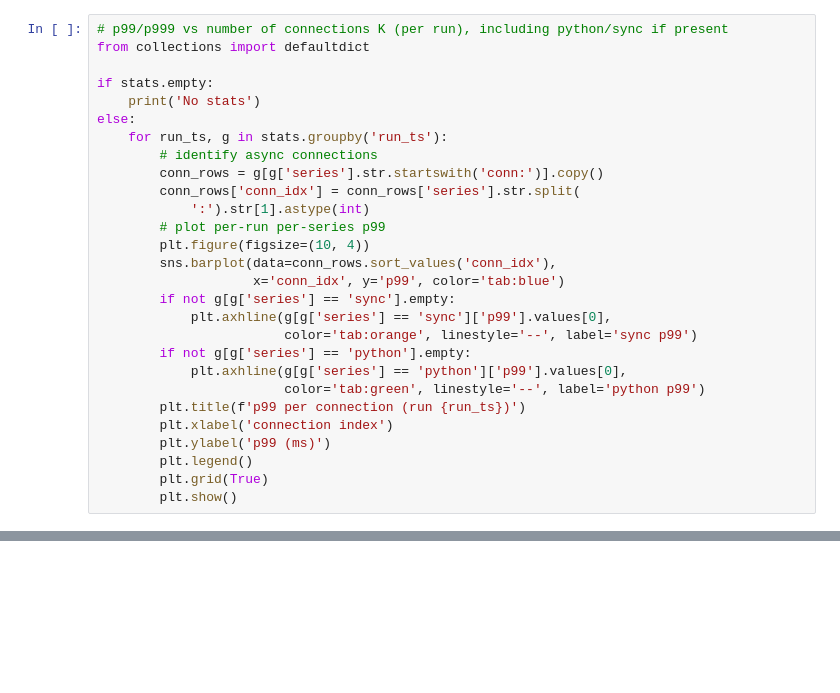
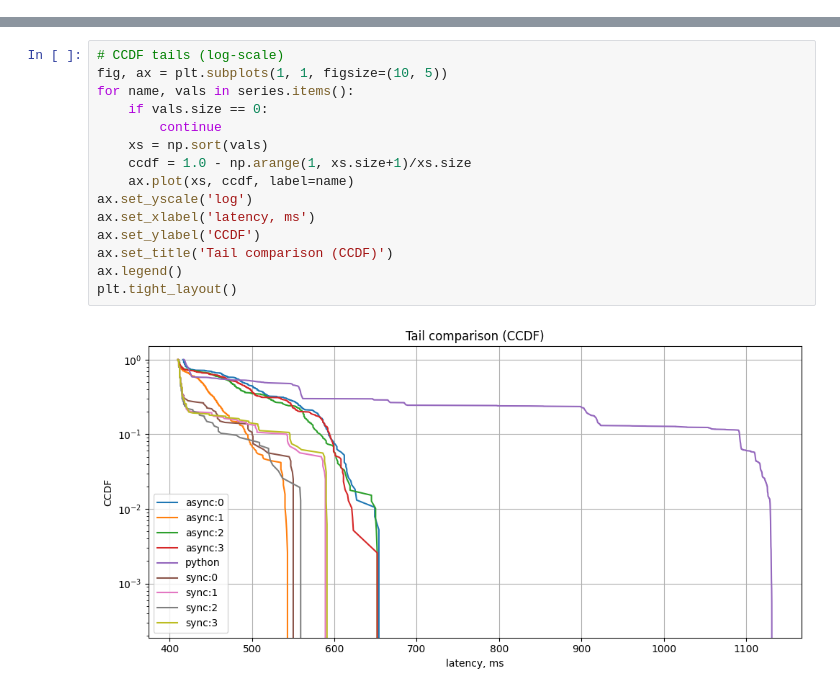
Before and after one commit to TieBeTie/binance-websocket-experiment, a Jupyter notebook: charts/latency_charts.ipynb, the cells around one changed output, grey strips where cells are left out. Saved outputs shown, nothing was run; the diff lists cells and outputs as text; blank space fills up the shorter version.

```diff
--- a/charts/latency_charts.ipynb
+++ b/charts/latency_charts.ipynb
@@ -267,28 +0,0 @@ stats.head()
-# %%
-# p99/p999 vs number of connections K (per run), including python/sync if present
-from collections import defaultdict
-
-if stats.empty:
-    print('No stats')
-else:
-    for run_ts, g in stats.groupby('run_ts'):
-        # identify async connections
-        conn_rows = g[g['series'].str.startswith('conn:')].copy()
-        conn_rows['conn_idx'] = conn_rows['series'].str.split(
-            ':').str[1].astype(int)
-        # plot per-run per-series p99
-        plt.figure(figsize=(10, 4))
-        sns.barplot(data=conn_rows.sort_values('conn_idx'),
-                    x='conn_idx', y='p99', color='tab:blue')
-        if not g[g['series'] == 'sync'].empty:
-            plt.axhline(g[g['series'] == 'sync']['p99'].values[0],
-                        color='tab:orange', linestyle='--', label='sync p99')
-        if not g[g['series'] == 'python'].empty:
-            plt.axhline(g[g['series'] == 'python']['p99'].values[0],
-                        color='tab:green', linestyle='--', label='python p99')
-        plt.title(f'p99 per connection (run {run_ts})')
-        plt.xlabel('connection index')
-        plt.ylabel('p99 (ms)')
-        plt.legend()
-        plt.grid(True)
-        plt.show()
@@ -387,0 +149,17 @@ else:
+# %%
+# CCDF tails (log-scale)
+fig, ax = plt.subplots(1, 1, figsize=(10, 5))
+for name, vals in series.items():
+    if vals.size == 0:
+        continue
+    xs = np.sort(vals)
+    ccdf = 1.0 - np.arange(1, xs.size+1)/xs.size
+    ax.plot(xs, ccdf, label=name)
+ax.set_yscale('log')
+ax.set_xlabel('latency, ms')
+ax.set_ylabel('CCDF')
+ax.set_title('Tail comparison (CCDF)')
+ax.legend()
+plt.tight_layout()
+# %% [output]
+[figure, added]
```
Also changed, not shown: parts of 19 cells of this notebook, 42 other files.
